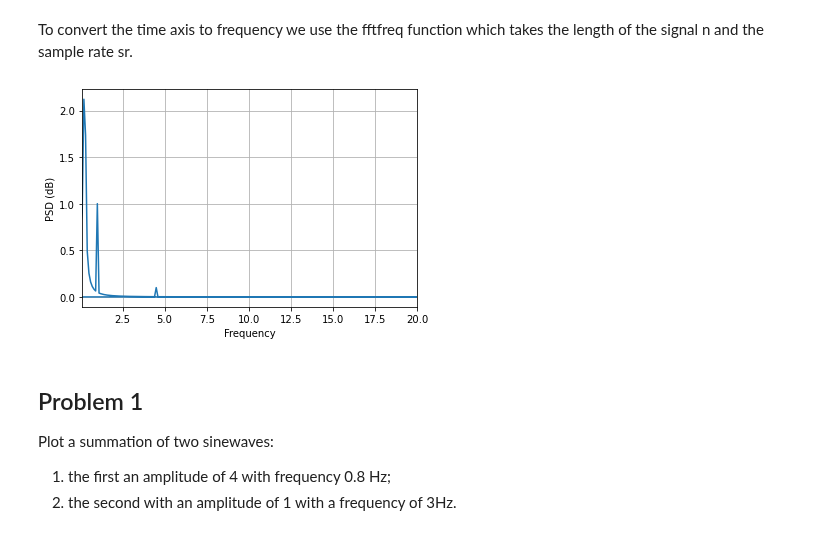
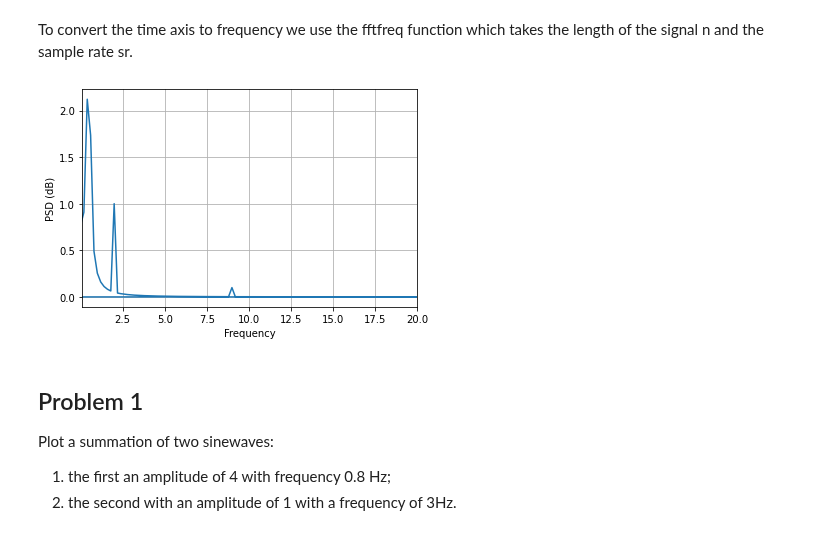
Before and after one commit to john-s-butler-dit/Basic-Introduction-to-Python, a Jupyter notebook: W2T5 Fast Fourier Transform.ipynb, the cells around one changed output. Saved outputs shown, nothing was run; the diff lists cells and outputs as text; code cells hidden in the pictures.

```diff
--- a/W2T5 Fast Fourier Transform.ipynb
+++ b/W2T5 Fast Fourier Transform.ipynb
@@ -62,18 +68,18 @@ fft_x = np.fft.fft(Sum_Sinewave)
 # %% [markdown]
 To convert the time axis to frequency we use the fftfreq function which takes the length of the signal n and the sample rate sr.
 # %%
-n = len(fft_x)
-freq = np.fft.fftfreq(n, sr)
+n = len(Sum_Sinewave) # LENGTH OF SIGNAL
+freq = np.fft.fftfreq(n, sr) # CONVERTS SIGNAL LENGTH AND SAMPLE RATE INTO FREQUENCY
 # %%
 fig=plt.figure(figsize=(6, 4))
-plt.plot(freq, 2.0/n *np.abs(fft_x))
+plt.plot(2*freq, 2.0/n *np.abs(fft_x))
 plt.xlabel('Frequency')
 plt.xlim([0.1,20])
 plt.ylabel('PSD (dB)')
 plt.grid()
 plt.show()
 # %% [output]
-[figure, old version]
+[figure, new version]
 # %% [markdown]
 ## Problem 1
 Plot a summation of two sinewaves:
```
Also changed, not shown: parts of 4 cells of this notebook.
